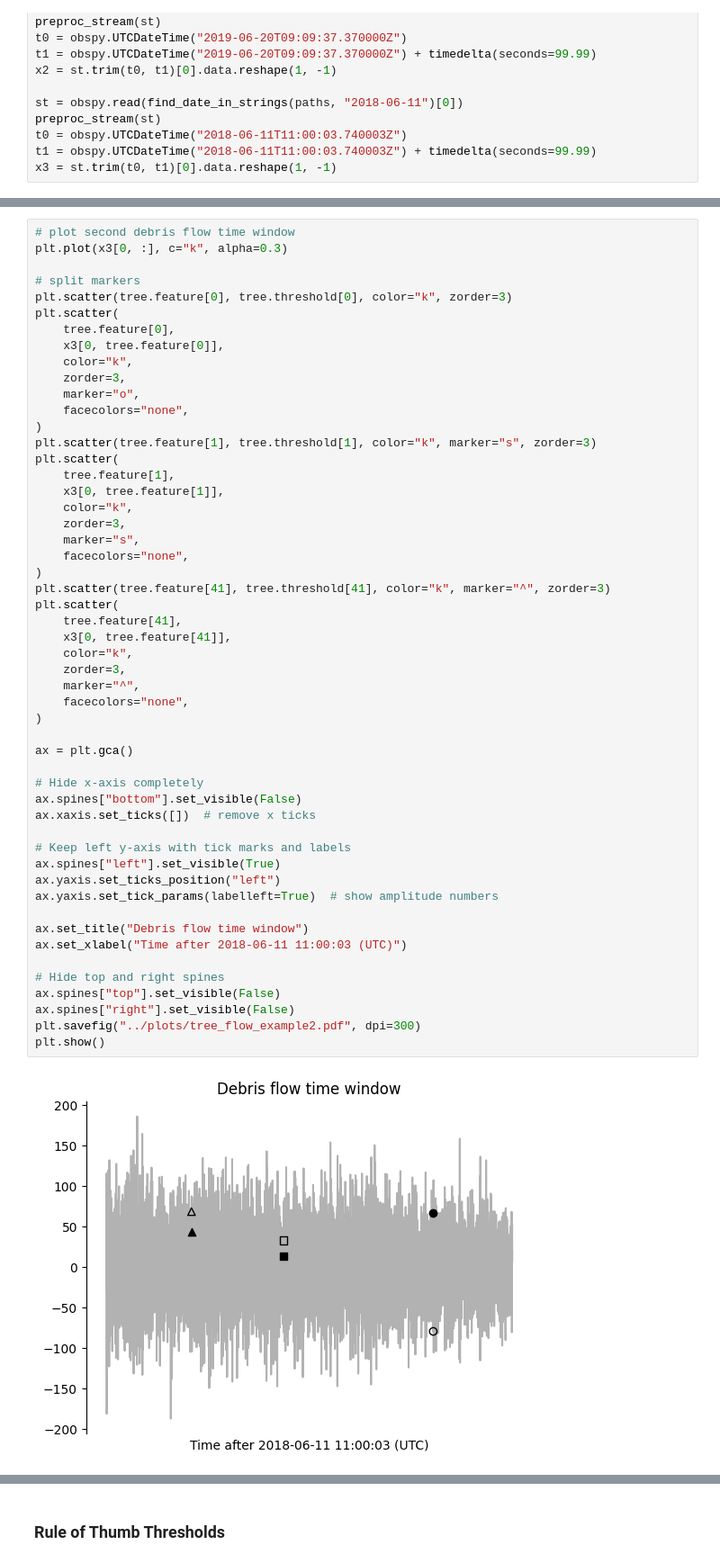
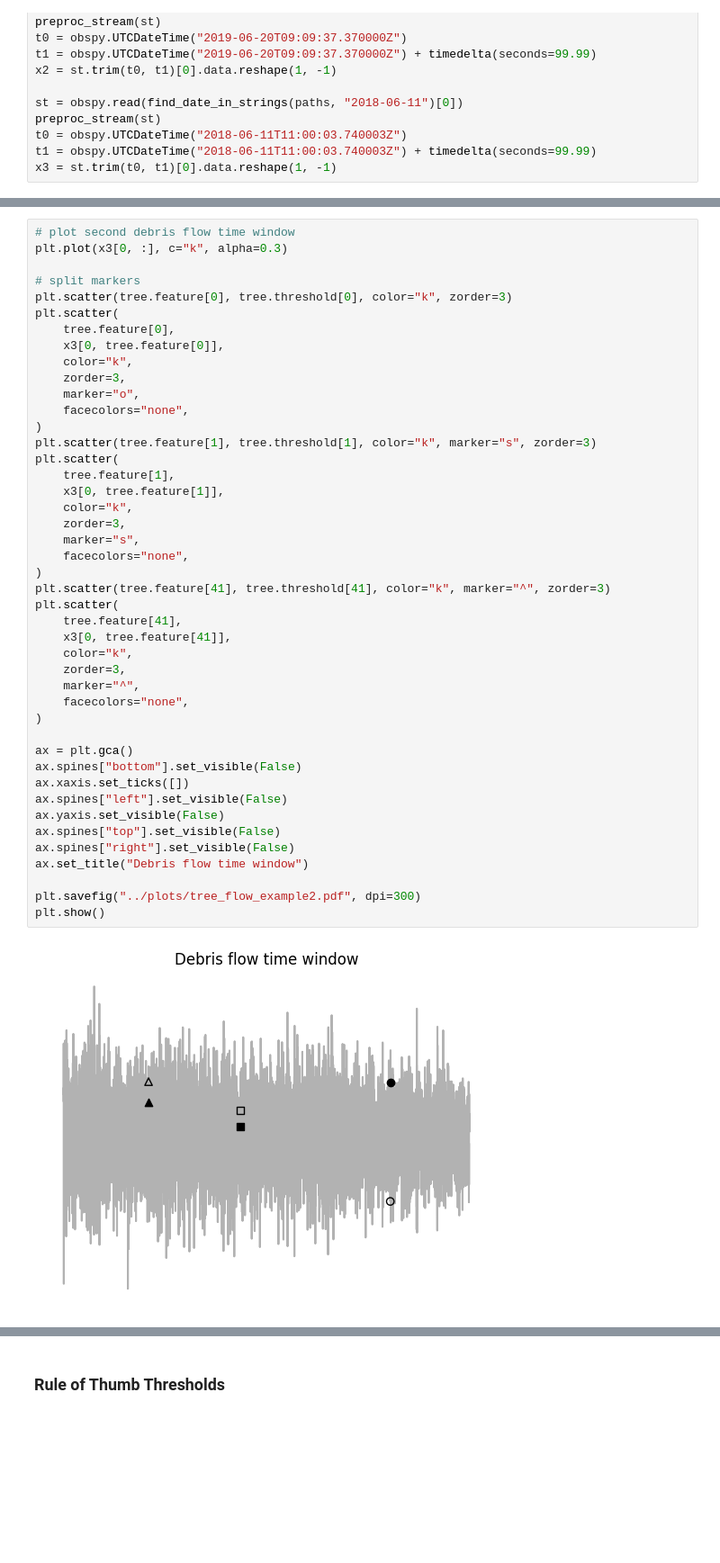
Before and after one commit to FKamper/seismic-isolation-forest, a Jupyter notebook: notebooks/plots.ipynb, the cells around one changed output, grey strips where cells are left out. Shown at 90% size. Cells and saved outputs as stored; diff of their text form; blank space fills up the shorter version.

```diff
--- a/notebooks/plots.ipynb
+++ b/notebooks/plots.ipynb
@@ -111,47 +107,39 @@ plt.scatter(
     zorder=3,
     marker="o",
     facecolors="none",
 )
 plt.scatter(tree.feature[1], tree.threshold[1], color="k", marker="s", zorder=3)
 plt.scatter(
     tree.feature[1],
     x3[0, tree.feature[1]],
     color="k",
     zorder=3,
     marker="s",
     facecolors="none",
 )
 plt.scatter(tree.feature[41], tree.threshold[41], color="k", marker="^", zorder=3)
 plt.scatter(
     tree.feature[41],
     x3[0, tree.feature[41]],
     color="k",
     zorder=3,
     marker="^",
     facecolors="none",
 )
 
 ax = plt.gca()
-
-# Hide x-axis completely
 ax.spines["bottom"].set_visible(False)
-ax.xaxis.set_ticks([])  # remove x ticks
-
-# Keep left y-axis with tick marks and labels
-ax.spines["left"].set_visible(True)
-ax.yaxis.set_ticks_position("left")
-ax.yaxis.set_tick_params(labelleft=True)  # show amplitude numbers
-
-ax.set_title("Debris flow time window")
-ax.set_xlabel("Time after 2018-06-11 11:00:03 (UTC)")
-
-# Hide top and right spines
+ax.xaxis.set_ticks([])
+ax.spines["left"].set_visible(False)
+ax.yaxis.set_visible(False)
 ax.spines["top"].set_visible(False)
 ax.spines["right"].set_visible(False)
+ax.set_title("Debris flow time window")
+
 plt.savefig("../plots/tree_flow_example2.pdf", dpi=300)
 plt.show()
 # %% [output]
-[figure, old version]
+[figure, new version]
 # %%
 # plot second debris flow time window
 plt.plot(x1[0, :], c="k", alpha=0.3)
```
Also changed, not shown: parts of 19 cells of this notebook, 5 other files.
